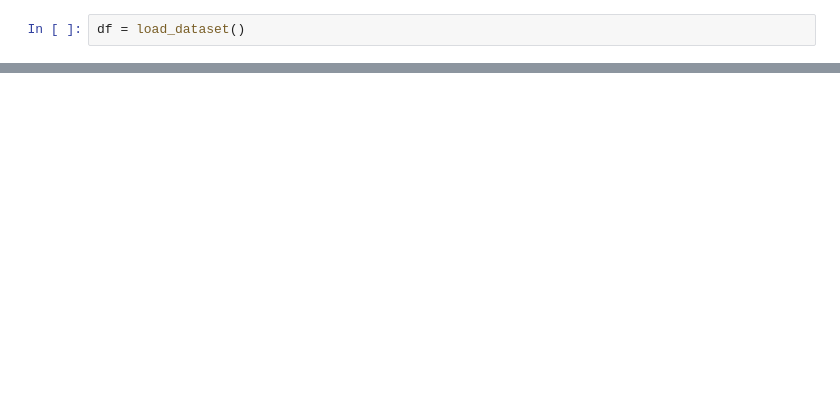
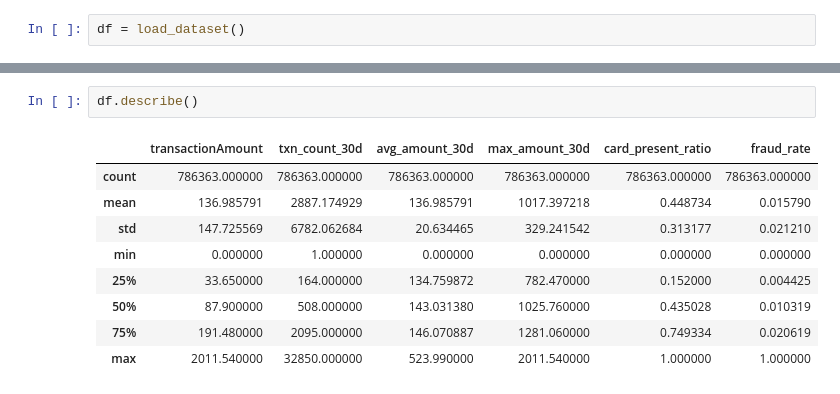
Before and after one commit to HELLRAISER3/Real-Time-fraud-Detection, a Jupyter notebook: notebooks/EDA.ipynb, the cells around one changed output, grey strips where cells are left out. Drawn from its saved outputs; the diff is of its cells as text; blank space fills up the shorter version.

```diff
--- a/notebooks/EDA.ipynb
+++ b/notebooks/EDA.ipynb
@@ -21,0 +36,12 @@ df = load_dataset()
+# %%
+df.describe()
+# %% [output]
+|  | transactionAmount | txn_count_30d | avg_amount_30d | max_amount_30d | card_present_ratio | fraud_rate |
+| count | 786363.000000 | 786363.000000 | 786363.000000 | 786363.000000 | 786363.000000 | 786363.000000 |
+| mean | 136.985791 | 2887.174929 | 136.985791 | 1017.397218 | 0.448734 | 0.015790 |
+| std | 147.725569 | 6782.062684 | 20.634465 | 329.241542 | 0.313177 | 0.021210 |
+| min | 0.000000 | 1.000000 | 0.000000 | 0.000000 | 0.000000 | 0.000000 |
+| 25% | 33.650000 | 164.000000 | 134.759872 | 782.470000 | 0.152000 | 0.004425 |
+| 50% | 87.900000 | 508.000000 | 143.031380 | 1025.760000 | 0.435028 | 0.010319 |
+| 75% | 191.480000 | 2095.000000 | 146.070887 | 1281.060000 | 0.749334 | 0.020619 |
+| max | 2011.540000 | 32850.000000 | 523.990000 | 2011.540000 | 1.000000 | 1.000000 |
```
Also changed, not shown: parts of 5 cells of this notebook, 4 other files.
